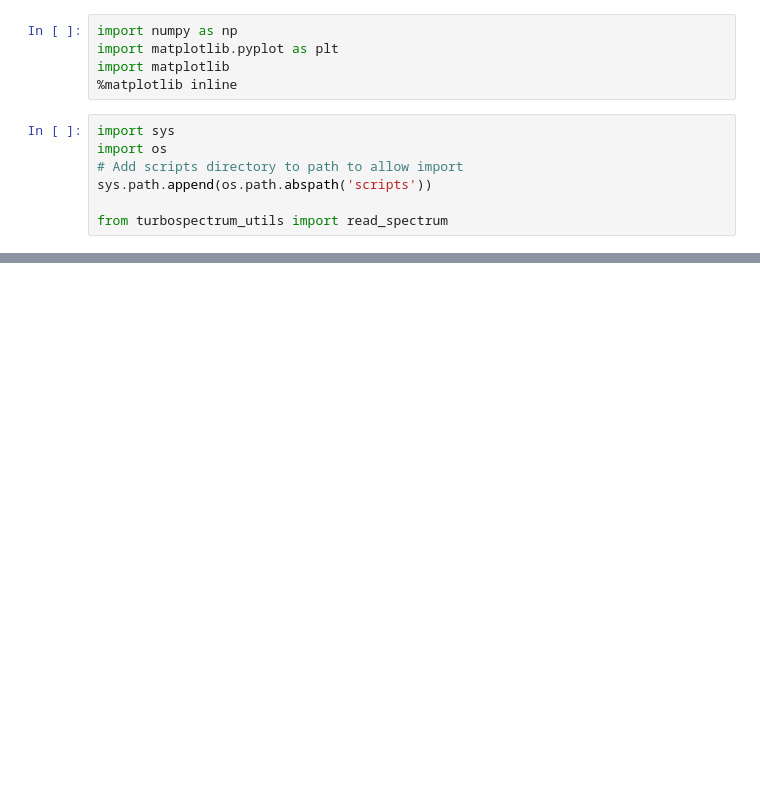
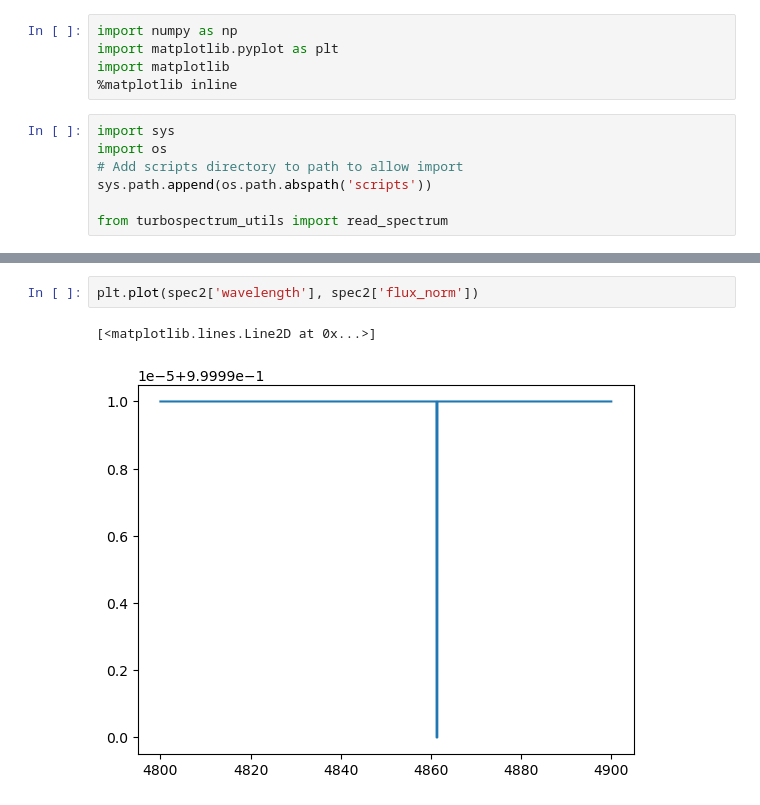
Before and after one commit to maja-jablonska/Turbospectrum_NLTE, a Jupyter notebook: plot.ipynb, the cells around one changed output, grey strips where cells are left out. Saved outputs shown, nothing was run; the diff lists cells and outputs as text; blank space fills up the shorter version.

```diff
--- a/plot.ipynb
+++ b/plot.ipynb
@@ -25,0 +33,5 @@ for mu in spec['mu_points']:
+# %%
+plt.plot(spec2['wavelength'], spec2['flux_norm'])
+# %% [output]
+[<matplotlib.lines.Line2D at 0x...>]
+[figure, added]
```
Also changed, not shown: parts of 5 cells of this notebook, 9 other files.
